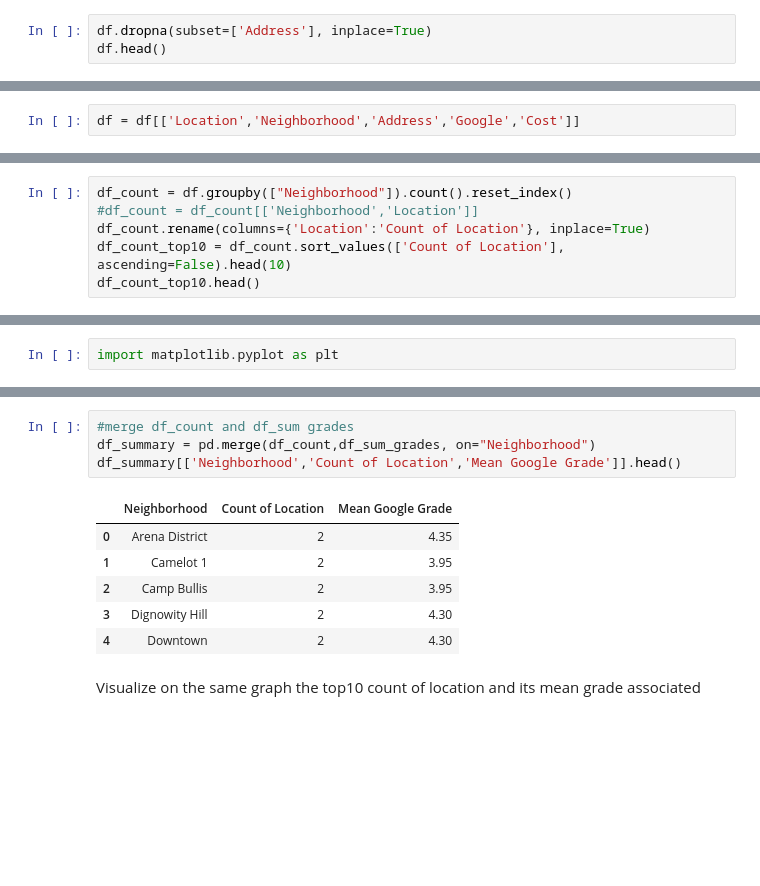
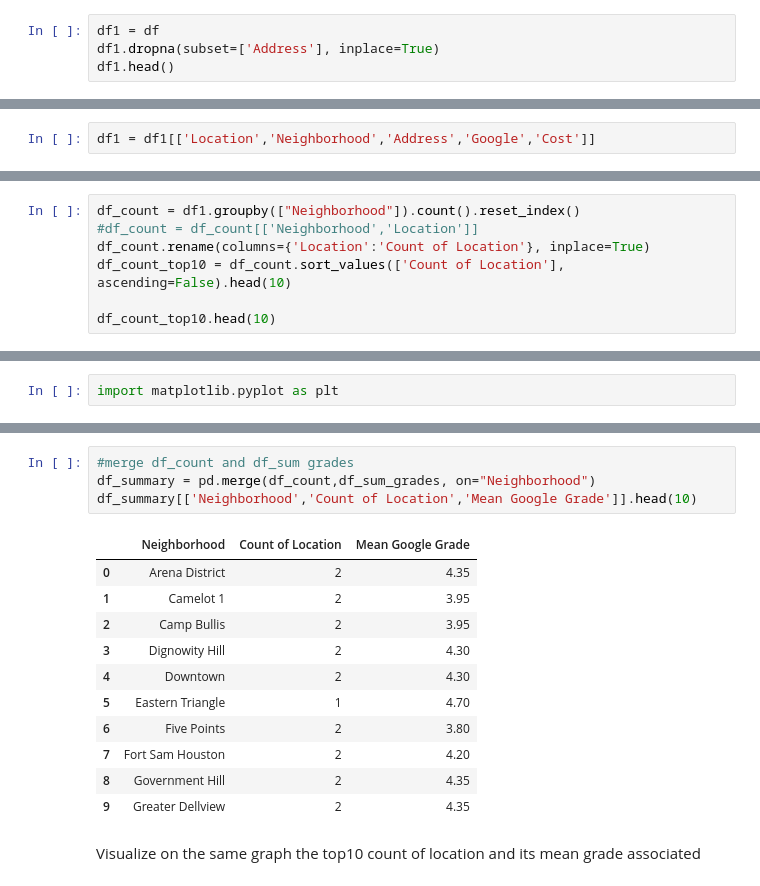
Before and after one commit to Benoit40/Coursera_Capstone, a Jupyter notebook: Capstone Project - TacosinSanAntonio.ipynb, the cells around one changed output, grey strips where cells are left out. Saved outputs shown, nothing was run; the diff lists cells and outputs as text; blank space fills up the shorter version.

```diff
--- a/Capstone Project - TacosinSanAntonio.ipynb
+++ b/Capstone Project - TacosinSanAntonio.ipynb
@@ -31,8 +31,9 @@ df.shape
 # %% [output]
 (385, 66)
 # %%
-df.dropna(subset=['Address'], inplace=True)
-df.head()
+df1 = df
+df1.dropna(subset=['Address'], inplace=True)
+df1.head()
 # %% [output]
 |  | Location | Burrito | Date | Neighborhood | Address | URL | Yelp | Google | Chips | Cost | ... |
 | 0 | Donato's taco shop | California | 1/18/2016 | Northwest | 6780 Miramar Rd | http://donatostacoshop.net/ | 3.5 | 4.2 | NaN | 6.49 | ... |
@@ -46,5 +47,5 @@ Clean the data - mean I will delete every columns that are not useful in the pro
 # %% [markdown]
 Remove columns - We will keep the location, Neighborhood, Adress, Google, Cost and Loc Columns
 # %%
-df = df[['Location','Neighborhood','Address','Google','Cost']]
+df1 = df1[['Location','Neighborhood','Address','Google','Cost']]
 # %%
@@ -73,11 +74,12 @@ We are also going to visualize the top10 neighborhood in a map
 # %% [markdown]
 Top 10 Neighborhood
 # %%
-df_count = df.groupby(["Neighborhood"]).count().reset_index()
+df_count = df1.groupby(["Neighborhood"]).count().reset_index()
 #df_count = df_count[['Neighborhood','Location']]
 df_count.rename(columns={'Location':'Count of Location'}, inplace=True)
 df_count_top10 = df_count.sort_values(['Count of Location'], ascending=False).head(10)
-df_count_top10.head()
+
+df_count_top10.head(10)
 # %% [output]
 |  | Neighborhood | Count of Location | Address | Google | Cost |
 | 30 | Pecan Valley | 3 | 3 | 3 | 3 |
@@ -112,14 +138,19 @@ df_sum_grades.head()
 # %%
 #merge df_count and df_sum grades
 df_summary = pd.merge(df_count,df_sum_grades, on="Neighborhood")
-df_summary[['Neighborhood','Count of Location','Mean Google Grade']].head()
+df_summary[['Neighborhood','Count of Location','Mean Google Grade']].head(10)
 # %% [output]
 |  | Neighborhood | Count of Location | Mean Google Grade |
 | 0 | Arena District | 2 | 4.35 |
 | 1 | Camelot 1 | 2 | 3.95 |
 | 2 | Camp Bullis | 2 | 3.95 |
 | 3 | Dignowity Hill | 2 | 4.30 |
 | 4 | Downtown | 2 | 4.30 |
+| 5 | Eastern Triangle | 1 | 4.70 |
+| 6 | Five Points | 2 | 3.80 |
+| 7 | Fort Sam Houston | 2 | 4.20 |
+| 8 | Government Hill | 2 | 4.35 |
+| 9 | Greater Dellview | 2 | 4.35 |
 # %% [markdown]
 Visualize on the same graph the top10 count of location and its mean grade associated
 # %%
```
Also changed, not shown: parts of 9 cells of this notebook.
